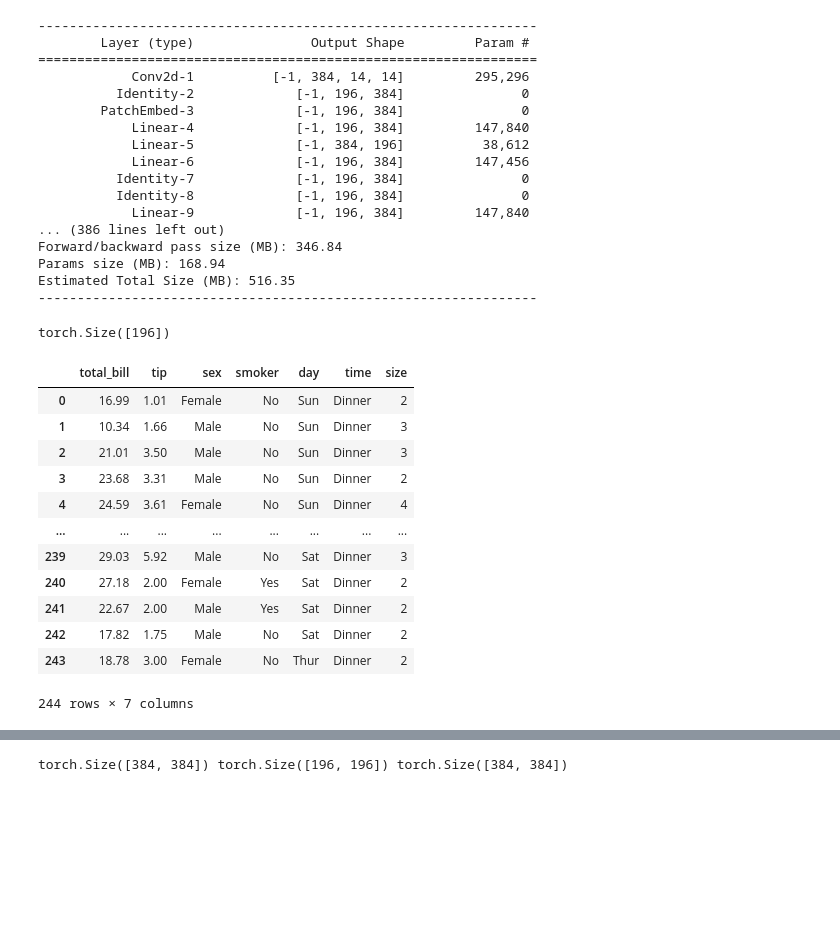
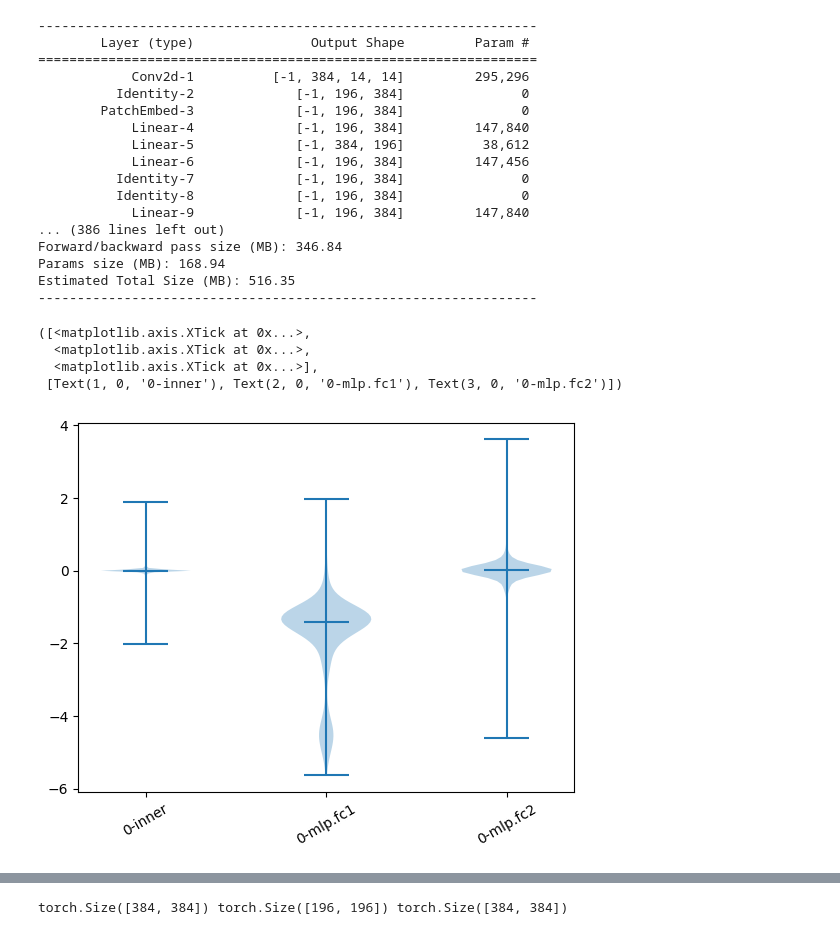
Before and after one commit to scott306lr/ResMLP_QAT, a Jupyter notebook: model_v3_analyze.ipynb, the cells around one changed output, grey strips where cells are left out. Cells and saved outputs as stored; diff of their text form; code cells hidden in the pictures; blank space fills up the shorter version.

```diff
--- a/model_v3_analyze.ipynb
+++ b/model_v3_analyze.ipynb
@@ -42,33 +65,30 @@ Forward/backward pass size (MB): 346.84
 Params size (MB): 168.94
 Estimated Total Size (MB): 516.35
 ----------------------------------------------------------------
-# %%
-l2.bias.shape
-# %% [output]
-torch.Size([196])
-# %%
-import plotly.express as px
-import pandas as pd
-
-df = px.data.tips()
-fig = px.violin(df, y="tip", x="smoker", color="sex", box=True, points="all",
-          hover_data=df.columns)
-fig.show()
-display(df)
-# %% [output]
-|  | total_bill | tip | sex | smoker | day | time | size |
-| 0 | 16.99 | 1.01 | Female | No | Sun | Dinner | 2 |
-| 1 | 10.34 | 1.66 | Male | No | Sun | Dinner | 3 |
-| 2 | 21.01 | 3.50 | Male | No | Sun | Dinner | 3 |
-| 3 | 23.68 | 3.31 | Male | No | Sun | Dinner | 2 |
-| 4 | 24.59 | 3.61 | Female | No | Sun | Dinner | 4 |
-| ... | ... | ... | ... | ... | ... | ... | ... |
-| 239 | 29.03 | 5.92 | Male | No | Sat | Dinner | 3 |
-| 240 | 27.18 | 2.00 | Female | Yes | Sat | Dinner | 2 |
-| 241 | 22.67 | 2.00 | Male | Yes | Sat | Dinner | 2 |
-| 242 | 17.82 | 1.75 | Male | No | Sat | Dinner | 2 |
-| 243 | 18.78 | 3.00 | Female | No | Thur | Dinner | 2 |
-244 rows × 7 columns
+# %%
+model_layers = []
+for i in range(0, 1):
+    todo_layer = model2.blocks[i]
+    model_layers.append(get_linear_layers(todo_layer, specify_names=None, prefix=f"{i}-"))
+# print(model_layers[0].weight.detach().numpy().flatten())
+
+data = []
+labels = []
+for layer in model_layers:
+    for n, m in layer:
+        val = m.bias
+        if val is not None:
+            data.append(val[val.nonzero(as_tuple=True)].detach().numpy().flatten())
+            labels.append(n)
+
+plt.violinplot(data, showmedians=True, showextrema=True)
+plt.xticks(range(1, len(labels) + 1), labels, rotation=30)
+# %% [output]
+([<matplotlib.axis.XTick at 0x...>,
+  <matplotlib.axis.XTick at 0x...>,
+  <matplotlib.axis.XTick at 0x...>],
+ [Text(1, 0, '0-inner'), Text(2, 0, '0-mlp.fc1'), Text(3, 0, '0-mlp.fc2')])
+[figure, added]
 # %%
 model_layers = []
 for i in range(0, 1):
```
Also changed, not shown: parts of 32 cells of this notebook, 3 other files.
